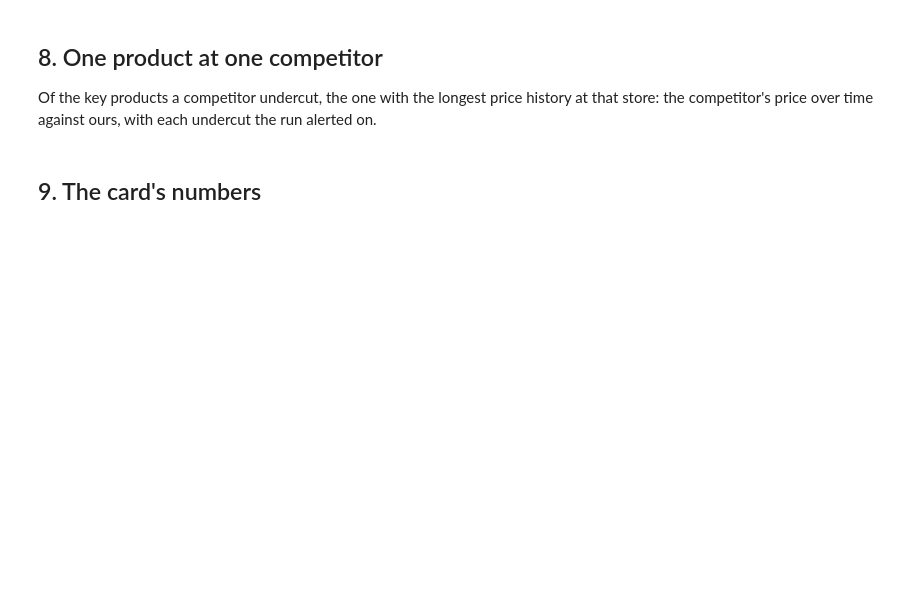
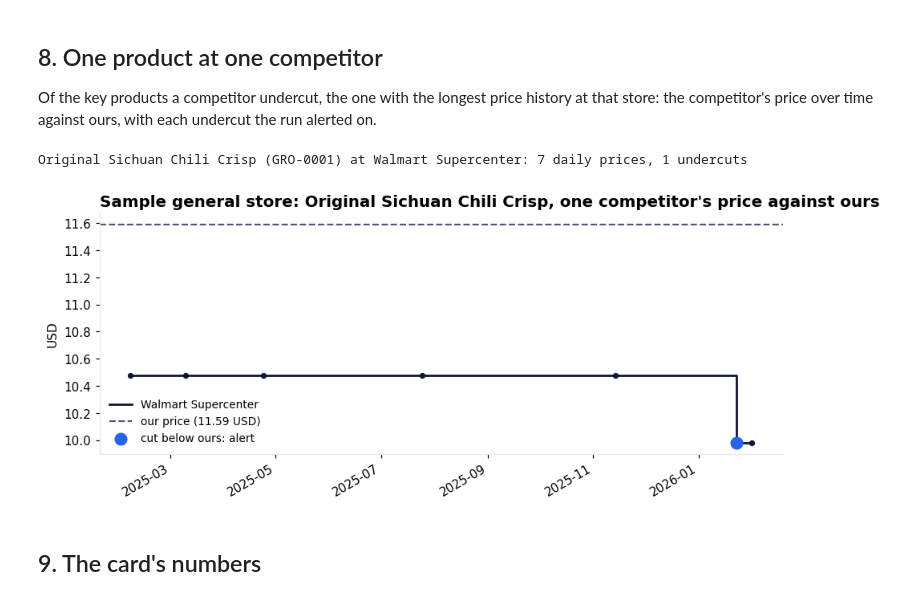
Before and after one commit to omarshalabyy1/competitor-price-tracker, a Jupyter notebook: analysis/analysis.ipynb, the cells around one changed output. Drawn from its saved outputs; the diff is of its cells as text; code cells hidden in the pictures; blank space fills up the shorter version.

```diff
--- a/analysis/analysis.ipynb
+++ b/analysis/analysis.ipynb
@@ -175,26 +230,30 @@ store: the competitor's price over time against ours, with each undercut the run
 # %%
 if undercuts.empty:
     print("No undercut yet, so no price history to show")
 else:
     history_length = query("SELECT d.sku, s.name AS store, count(*) AS prices FROM daily_price d "
                            "JOIN store s USING (store_id) GROUP BY 1, 2")
     sku, store = (undercuts[["sku", "store"]].drop_duplicates().merge(history_length, on=["sku", "store"])
                   .sort_values(["prices", "sku"], ascending=[False, True]).iloc[0][["sku", "store"]])
     name, our_price = query("SELECT name, our_price FROM product WHERE sku = %s", sku).iloc[0]
     history = query("SELECT d.observed_on, d.price FROM daily_price d JOIN store s USING (store_id) "
                     "WHERE d.sku = %s AND s.name = %s ORDER BY d.observed_on", sku, store)
     marks = undercuts[(undercuts.sku == sku) & (undercuts.store == store)]
 
     fig, ax = plt.subplots(figsize=(10, 4))
     ax.step(history.observed_on, history.price, where="post", color=INK, linewidth=1.8, label=f"{store}")
     ax.scatter(history.observed_on, history.price, color=INK, s=14, zorder=2)
     ax.axhline(float(our_price), color=GREY, linestyle="--", linewidth=1.4, label=f"our price ({our_price} {CURRENCY})")
     ax.scatter(marks.observed_on, marks.new_price, color=ACCENT, s=90, zorder=3, label="cut below ours: alert")
     ax.set_title(f"{CLIENT}: {name}, one competitor's price against ours")
     ax.set_ylabel(CURRENCY)
+    fig.autofmt_xdate()  # tilted dates stay readable on a short history
     ax.legend(frameon=False, fontsize=9)
     fig.savefig(ROOT / "docs" / "price-history.png")
     print(f"{name} ({sku}) at {store}: {len(history)} daily prices, {len(marks)} undercuts")
+# %% [output]
+Original Sichuan Chili Crisp (GRO-0001) at Walmart Supercenter: 7 daily prices, 1 undercuts
+[figure, added]
 # %% [markdown]
 ## 9. The card's numbers
 # %%
```
Also changed, not shown: parts of 8 cells of this notebook, 4 other files.
